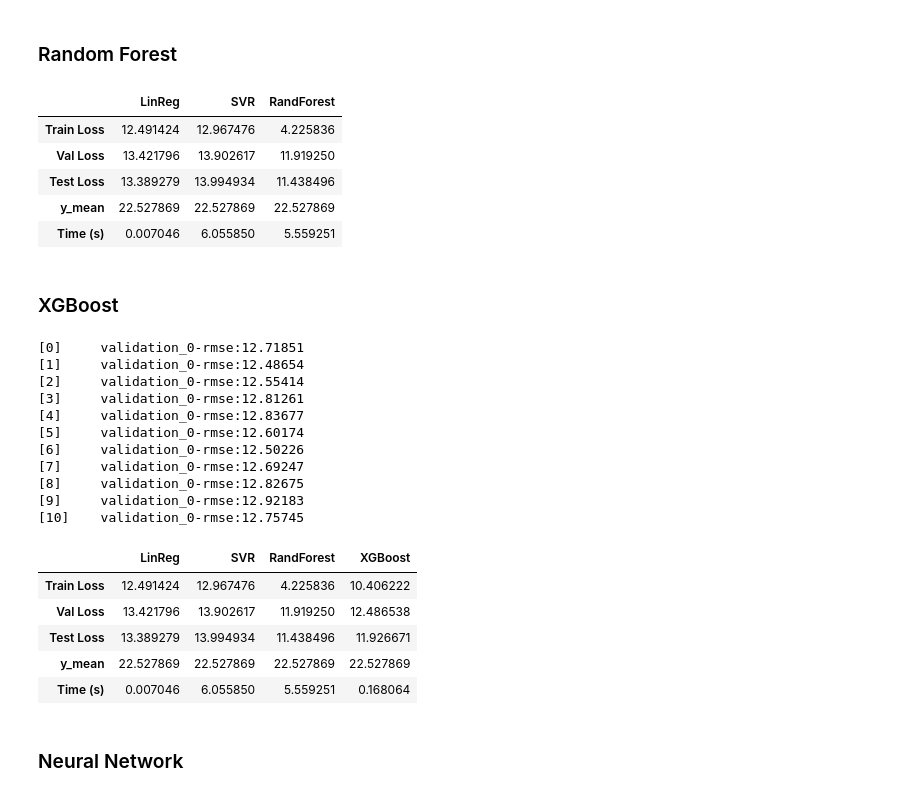
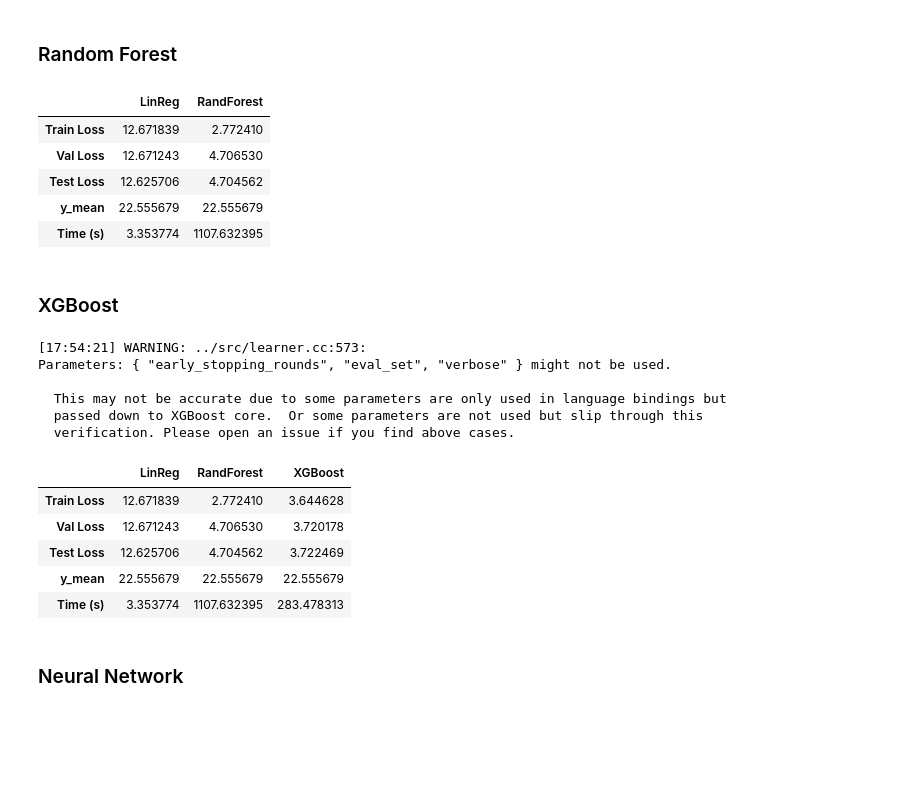
Before and after one commit to jigarparekh279/Machine_Learning_Projects, a Jupyter notebook: 01_Seoul_Bike_Trip_Duration_Prediction/03_Building_ML_Model.ipynb, the cells around one changed output. Cells and saved outputs as stored; diff of their text form; code cells hidden in the pictures; blank space fills up the shorter version.

```diff
--- a/01_Seoul_Bike_Trip_Duration_Prediction/03_Building_ML_Model.ipynb
+++ b/01_Seoul_Bike_Trip_Duration_Prediction/03_Building_ML_Model.ipynb
@@ -85,9 +85,9 @@ def fit_ML_model(modelName, model, error=pd.DataFrame(
     start = timer()
 
     model.fit(X_train, y_train)
-    rmse_train = mean_squared_error(y_train, model.predict(X_train), squared=False)
-    rmse_val = mean_squared_error(y_val, model.predict(X_val), squared=False)
-    rmse_test = mean_squared_error(y_test, model.predict(X_test), squared=False)
+    rmse_train = mean_squared_error(y_train, model.predict(X_train))**0.5
+    rmse_val = mean_squared_error(y_val, model.predict(X_val))**0.5
+    rmse_test = mean_squared_error(y_test, model.predict(X_test))**0.5
 
     end = timer()
 
@@ -118,10 +115,0 @@ error
-# %%
-from sklearn.svm import SVR
-
-modelName = 'SVR'
-svr, error = fit_ML_model(modelName, SVR(kernel='linear'))
-
-feature_importances[modelName] = abs(svr.coef_[0])
-feature_importances[modelName] /= feature_importances[modelName].max()
-
-error
@@ -138,58 +119,49 @@ error
 from sklearn.ensemble import RandomForestRegressor
 
 modelName = 'RandForest'
-rf, error = fit_ML_model(modelName, RandomForestRegressor())
+rf = RandomForestRegressor(n_estimators=100, min_samples_split=10, n_jobs=-1)
+rf, error = fit_ML_model(modelName, rf)
 
 feature_importances[modelName] = rf.feature_importances_
 feature_importances[modelName] /= feature_importances[modelName].max()
 
 error
 # %% [output]
-|  | LinReg | SVR | RandForest |
-| Train Loss | 12.491424 | 12.967476 | 4.225836 |
-| Val Loss | 13.421796 | 13.902617 | 11.919250 |
-| Test Loss | 13.389279 | 13.994934 | 11.438496 |
-| y_mean | 22.527869 | 22.527869 | 22.527869 |
-| Time (s) | 0.007046 | 6.055850 | 5.559251 |
+|  | LinReg | RandForest |
+| Train Loss | 12.671839 | 2.772410 |
+| Val Loss | 12.671243 | 4.706530 |
+| Test Loss | 12.625706 | 4.704562 |
+| y_mean | 22.555679 | 22.555679 |
+| Time (s) | 3.353774 | 1107.632395 |
 # %% [markdown]
 ### XGBoost
 # %%
 from xgboost import XGBRegressor
 from sklearn.metrics import mean_squared_error
 
 modelName = 'XGBoost'
 xgb = XGBRegressor(learning_rate=0.9, n_estimators=100, n_jobs=16,
-             tree_method='exact', verbosity=1)
-start = timer()
-xgb.fit(X_train, y_train, eval_set=[(X_val, y_val)], early_stopping_rounds=10, verbose=1)
-rmse_train = mean_squared_error(y_train, xgb.predict(X_train), squared=False)
-rmse_val = mean_squared_error(y_val, xgb.predict(X_val), squared=False)
-rmse_test = mean_squared_error(y_test, xgb.predict(X_test), squared=False)
-end = timer()
+                   tree_method='exact', eval_set=[(X_val, y_val)],
+                   early_stopping_rounds=10, verbose=1)
+xgb, error = fit_ML_model(modelName, xgb)
 
-feature_importances[modelName] = xgb.feature_importances_[::-1]
-feature_importances[modelName]/= feature_importances[modelName].max()
+feature_importances[modelName] = xgb.feature_importances_
+feature_importances[modelName] /= feature_importances[modelName].max()
 
-error[modelName] = [rmse_train, rmse_val, rmse_test, y_train.mean(), end-start]
 error
 # %% [output]
-[0]     validation_0-rmse:12.71851
-[1]     validation_0-rmse:12.48654
-[2]     validation_0-rmse:12.55414
-[3]     validation_0-rmse:12.81261
-[4]     validation_0-rmse:12.83677
-[5]     validation_0-rmse:12.60174
-[6]     validation_0-rmse:12.50226
-[7]     validation_0-rmse:12.69247
-[8]     validation_0-rmse:12.82675
-[9]     validation_0-rmse:12.92183
-[10]    validation_0-rmse:12.75745
+[17:54:21] WARNING: ../src/learner.cc:573:
+Parameters: { "early_stopping_rounds", "eval_set", "verbose" } might not be used.
+
+  This may not be accurate due to some parameters are only used in language bindings but
+  passed down to XGBoost core.  Or some parameters are not used but slip through this
+  verification. Please open an issue if you find above cases.
-|  | LinReg | SVR | RandForest | XGBoost |
-| Train Loss | 12.491424 | 12.967476 | 4.225836 | 10.406222 |
-| Val Loss | 13.421796 | 13.902617 | 11.919250 | 12.486538 |
-| Test Loss | 13.389279 | 13.994934 | 11.438496 | 11.926671 |
-| y_mean | 22.527869 | 22.527869 | 22.527869 | 22.527869 |
-| Time (s) | 0.007046 | 6.055850 | 5.559251 | 0.168064 |
+|  | LinReg | RandForest | XGBoost |
+| Train Loss | 12.671839 | 2.772410 | 3.644628 |
+| Val Loss | 12.671243 | 4.706530 | 3.720178 |
+| Test Loss | 12.625706 | 4.704562 | 3.722469 |
+| y_mean | 22.555679 | 22.555679 | 22.555679 |
+| Time (s) | 3.353774 | 1107.632395 | 283.478313 |
 # %% [markdown]
 ### Neural Network
 # %%
```
Also changed, not shown: parts of 9 cells of this notebook, 4 other files.
